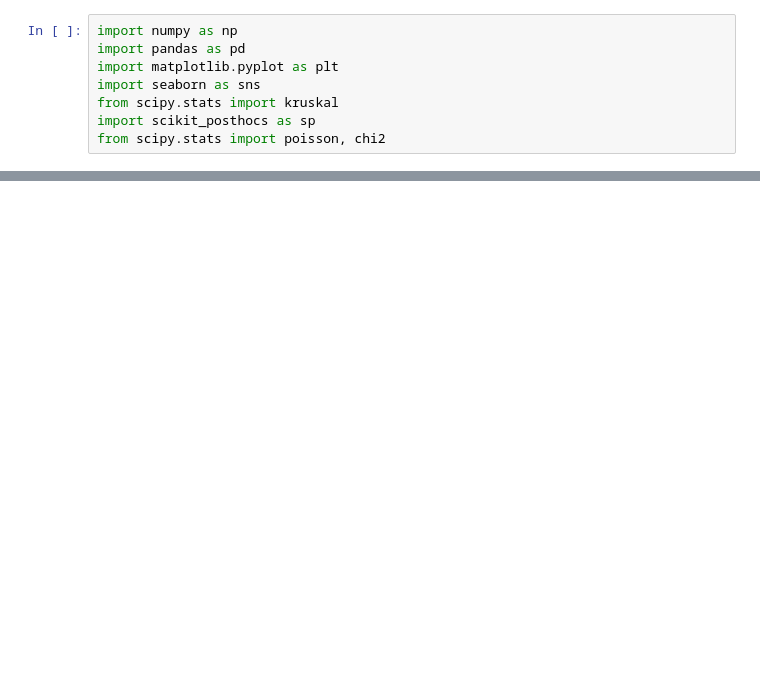
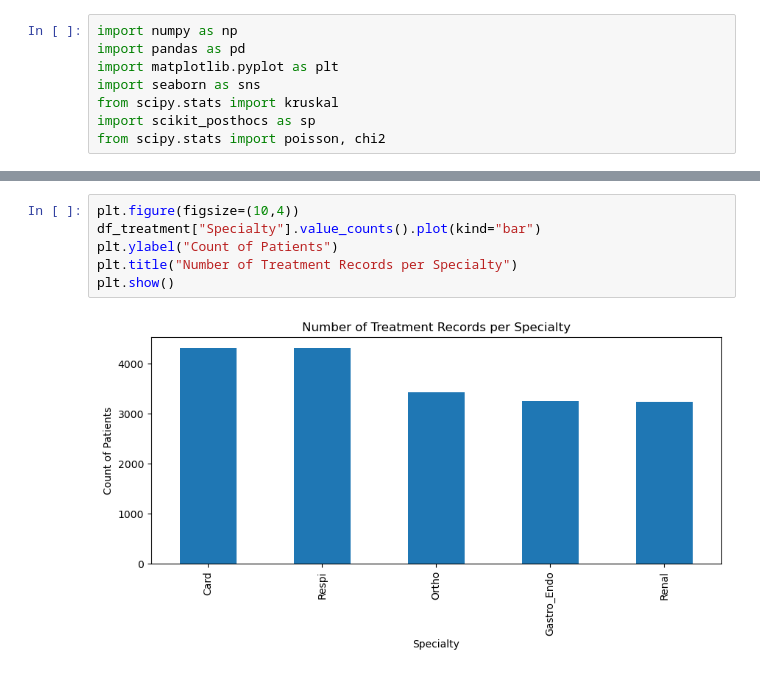
Before and after one commit to elenayzhu/mie360, a Jupyter notebook: Treatment_InputModelling.ipynb, the cells around one changed output, grey strips where cells are left out. Cells and saved outputs as stored; diff of their text form; blank space fills up the shorter version.

```diff
--- a/Treatment_InputModelling.ipynb
+++ b/Treatment_InputModelling.ipynb
@@ -28,0 +115,8 @@ from scipy.stats import poisson, chi2
+# %%
+plt.figure(figsize=(10,4))
+df_treatment["Specialty"].value_counts().plot(kind="bar")
+plt.ylabel("Count of Patients")
+plt.title("Number of Treatment Records per Specialty")
+plt.show()
+# %% [output]
+[figure, added]
```
Also changed, not shown: parts of 6 cells of this notebook.
